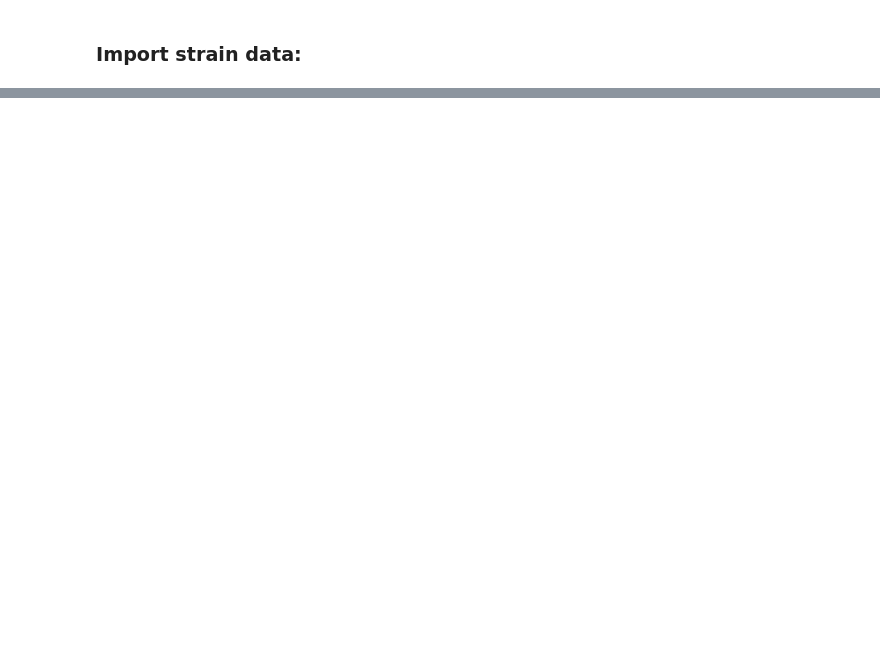
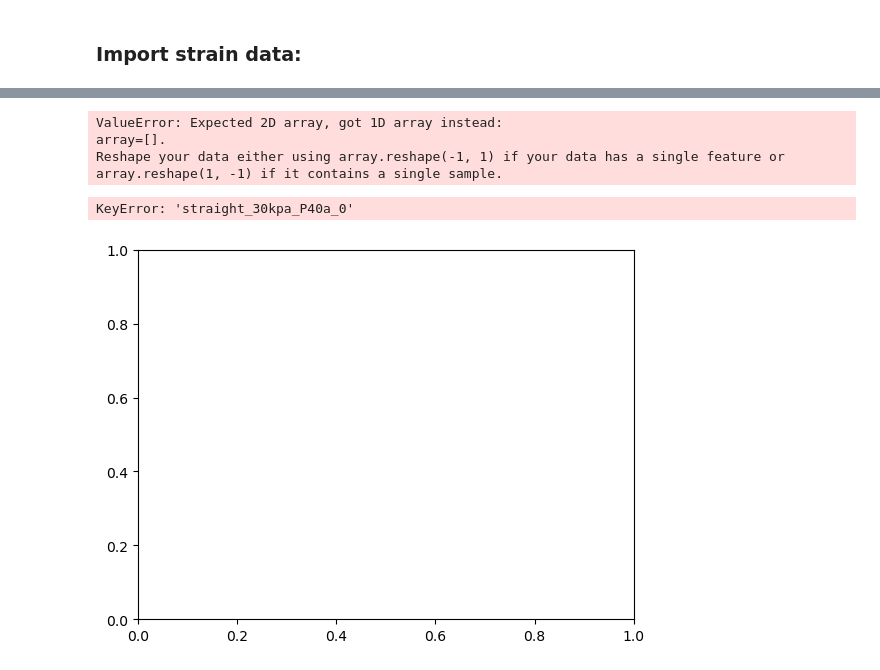
Before and after one commit to nhnhan92/Morph_Comp_Ho-Nguyen, a Jupyter notebook: pre-processing/main_ipynb.ipynb, the cells around one changed output, grey strips where cells are left out. Drawn from its saved outputs; the diff is of its cells as text; code cells hidden in the pictures; blank space fills up the shorter version.

```diff
--- a/pre-processing/main_ipynb.ipynb
+++ b/pre-processing/main_ipynb.ipynb
@@ -82,0 +186,79 @@ strain_data
+# %%
+labels = ["_".join(header.split("_")[:-1]) for header in strain_data[type_file] if state in header]
+# labels = strain_data[type_file].split("_")[:-1]
+label_map
+# %%
+os.chdir("C:\\Users\\nhnha\\OneDrive\\Desktop\\Whisker paper\\Learning_based_research\\data_processing\\pre-processing\\")
+
+lower = 20
+upper = 50
+FEATURES_RANGE = range(lower,upper)
+state = 'init'
+label_map = {}
+for type_file in ['odd','even']:
+    label_map = dict([
+        (v, i) for i, v in enumerate(
+            list(set("_".join(e.split("_")[:-1]) for e in strain_data[type_file])) # remove the last component in file name (*_00, *_01, ...)
+        )])
+
+    X = [strain_data[type_file][header][FEATURES_RANGE] for header in strain_data[type_file] if state in header and pressure in header ]
+    # labels = [header for header in strain_data[type_file] if state in header and pressure in header]
+    labels = ["_".join(header.split("_")[:-1]) for header in strain_data[type_file] if state in header]
+
+    reduce_processor = PCA(n_components=2)
+    pipe = Pipeline([('pca', reduce_processor)])
+    X_reduced = pipe.fit_transform(X)
+
+    plot, ax = plt.subplots()
+    figure = ax.scatter(X_reduced[:,0], X_reduced[:,1],
+            # alpha=hue,
+            c=[label_map["_".join(e.split("_")[:-1])] for e in labels]
+            )
+
+    for i, txt in enumerate(labels):
+        ax.text(X_reduced[i,0]+.04, X_reduced[i,1]+.04, txt, fontsize=6)
+    plot.show()
+
+    plot.savefig(f'{str(reduce_processor)[:3]}_{state}{lower}-{upper}_{type_file}.pdf')
+# %% [output]
+ValueError: Expected 2D array, got 1D array instead:
+array=[].
+Reshape your data either using array.reshape(-1, 1) if your data has a single feature or array.reshape(1, -1) if it contains a single sample.
+# %%
+### Look up range
+lower = 20
+upper = 50
+FEATURES_RANGE = range(lower,upper)
+pressure = '30kpa'
+
+state = 'straight'
+os.chdir("C:\\Users\\nhnha\\OneDrive\\Desktop\\Whisker paper\\Learning_based_research\\data_processing\\pre-processing\\")
+X = []
+labels = []
+label_map = {}
+for type_file in ['even','odd']:
+
+    X += [strain_data[type_file][header][FEATURES_RANGE] for header in strain_data[type_file] if state in header and pressure in header ]
+    # labels += [header for header in strain_data[type_file] if state in header and pressure in header]
+    labels += ["_".join(header.split("_")[:-1]) for header in strain_data[type_file] if state in header]
+    label_map.update(dict([(v, i) for i, v in enumerate(list(set("_".join(e.split("_")[:-1]) for e in strain_data[type_file])))]))
+
+# reduce_processor = PCA(n_components=2)
+# pipe = Pipeline([('pca', reduce_processor)])
+# X_reduced = pipe.fit_transform(X)
+
+# plot, ax = plt.subplots()
+# figure = ax.scatter(X_reduced[:,0], X_reduced[:,1],
+#         # alpha=hue,
+#         c=[label_map["_".join(e.split("_")[:])] for e in labels]
+#         )
+
+# for i, txt in enumerate(labels):
+#     ax.text(X_reduced[i,0]+.04, X_reduced[i,1]+.04, txt, fontsize=6)
+
+# plot.show()
+
+# plot.savefig(f'{str(reduce_processor)[:3]}_{state}{lower}-{upper}_{pressure}_{type_file}.pdf')
+# %% [output]
+KeyError: 'straight_30kpa_P40a_0'
+[figure, added]
```
Also changed, not shown: parts of 22 cells of this notebook.
